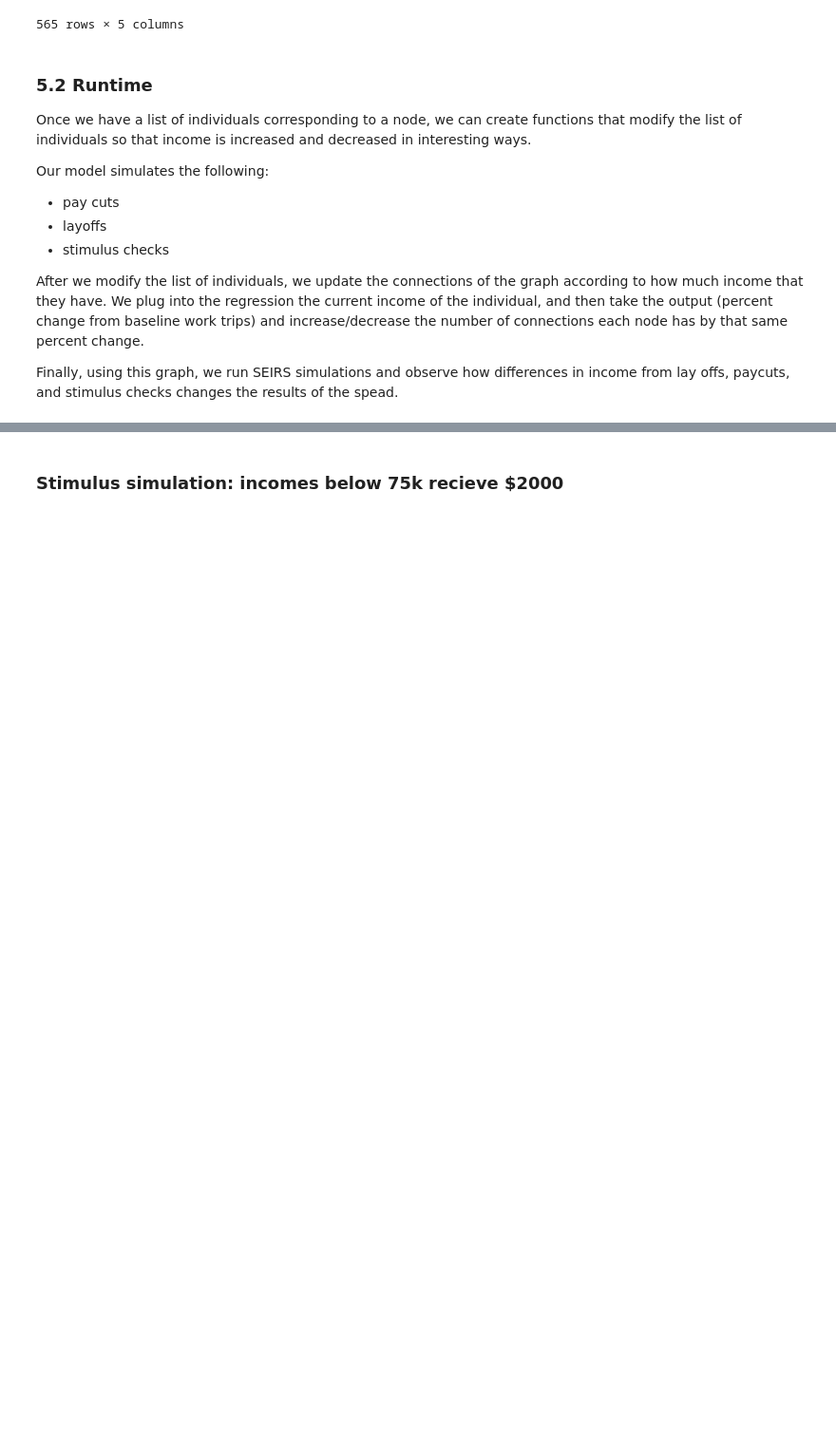
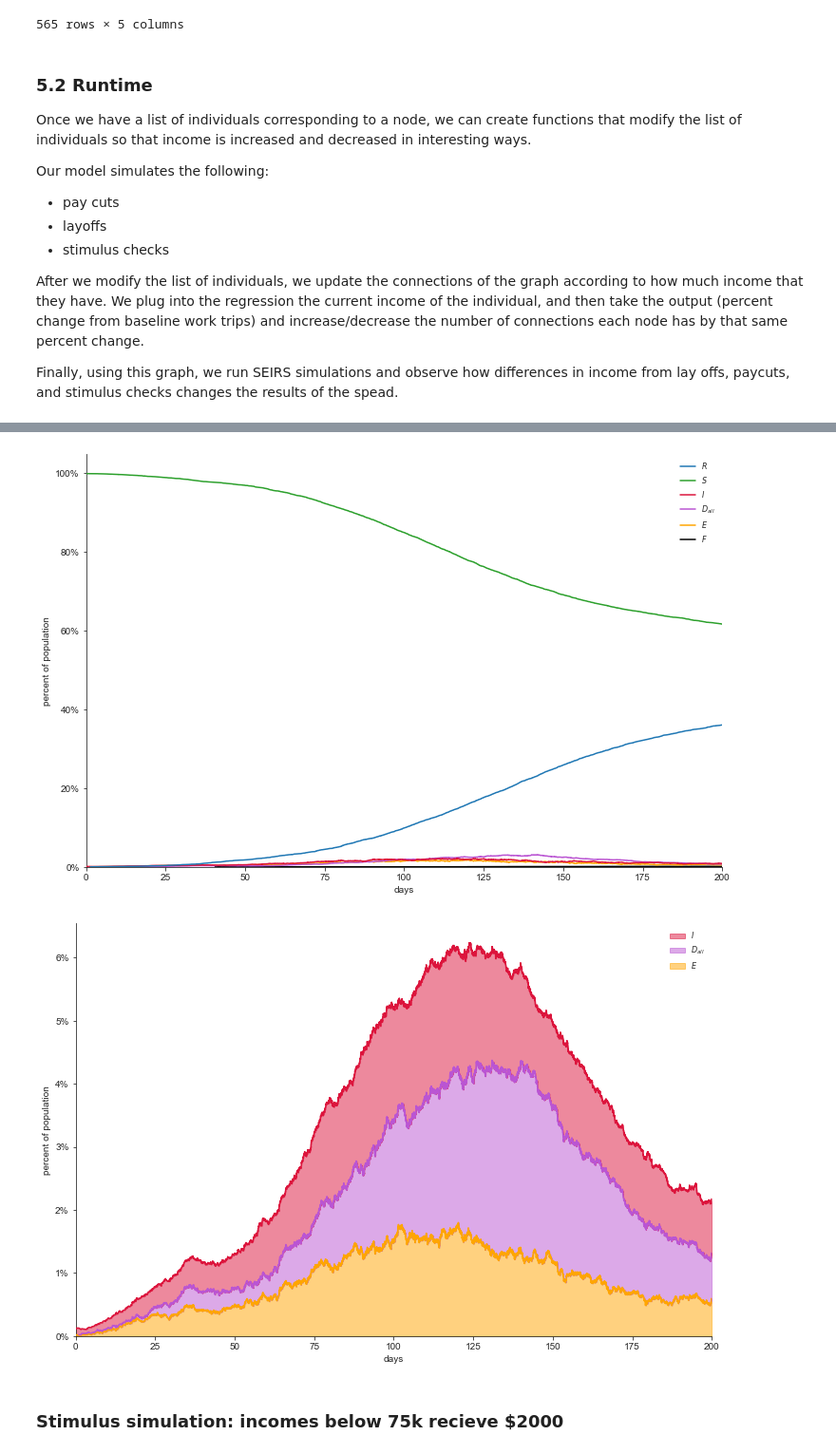
Before and after one commit to zb3qk/Social-Distancing-By-Occupation, a Jupyter notebook: buildData.ipynb, the cells around one changed output, grey strips where cells are left out. Shown at 95% size. Drawn from its saved outputs; the diff is of its cells as text; code cells hidden in the pictures; blank space fills up the shorter version.

Commit message:
Added images + ran notebook

```diff
--- a/buildData.ipynb
+++ b/buildData.ipynb
@@ -242,7 +243,7 @@ class Individual():
         self.income= int(self.income)
     def fired(self):
         self.occupation = "Unemployed"
-        self.income = 0
+        self.income = self.income*.1
 # %%
 def initIndividuals():
     listOfIndividuals = [Individual(id, occupation, worker_data_final.loc[worker_data_final['Title'] == occupation, 'Annual Income'].iloc[0]) for id, (occupation, numConn) in enumerate(listOfNodes)]
@@ -488,6 +486,6 @@ def runSimulationPayCut(unit_time, payCutProbability): # this action will be tak
 ### Baseline simulation: no income modification
 # %%
-model = runSimulationReference(200)
+baselineUtah = runSimulationReference(200,state ="Utah")
 # %% [output]
 Set up the list!
 Set up the edge connections!
@@ -512,3 +507,11 @@ t = 200.00
+# %%
+baselineUtah.figure_basic()
+plt.show()
+baselineUtah.figure_infections()
+plt.show()
+# %% [output]
+[figure, added]
+[figure, added]
 # %% [markdown]
 ### Stimulus simulation: incomes below 75k recieve $2000
 # %%
```
Also changed, not shown: parts of 47 cells of this notebook, 33 other files.
